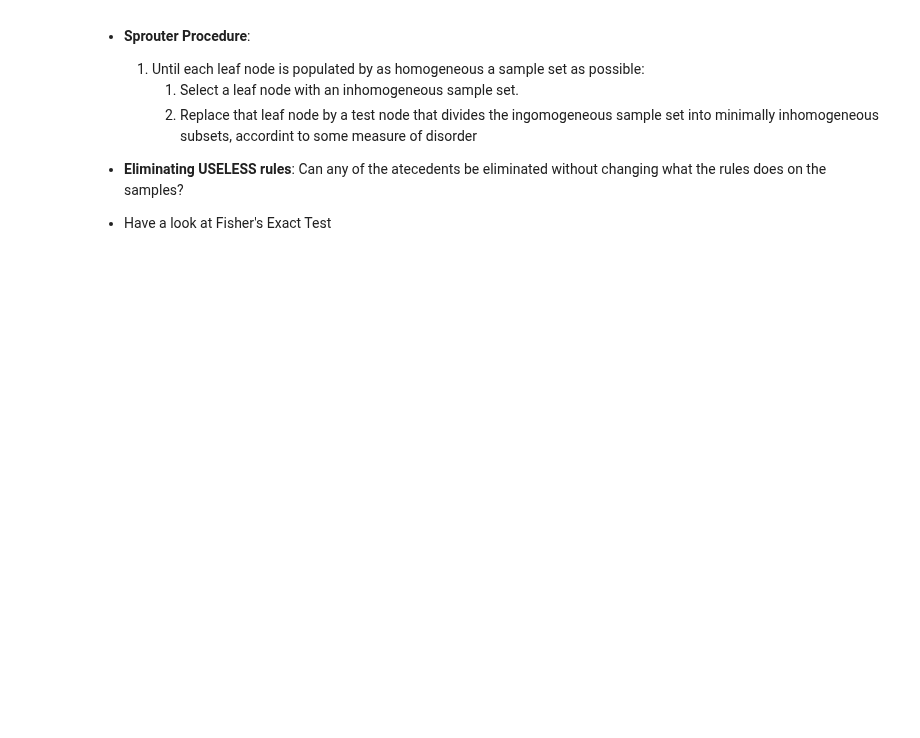
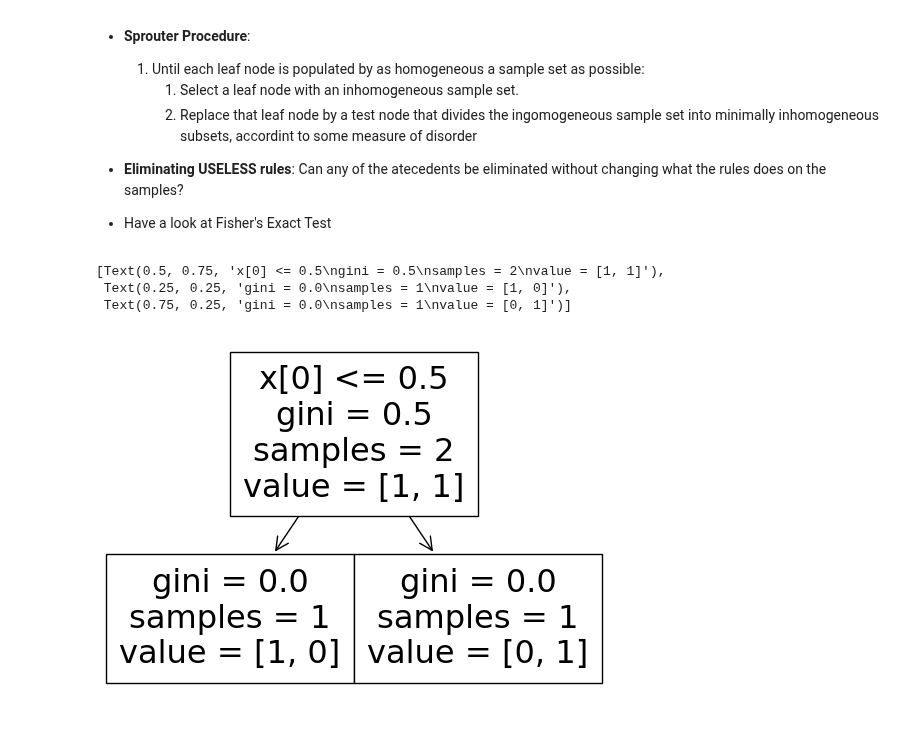
Before and after one commit to MaximoRdz/ARTIFICIAL-INTELLIGENCE, a Jupyter notebook: lab5-Learning/id_tress.ipynb, the cells around one changed output. Drawn from its saved outputs; the diff is of its cells as text; code cells hidden in the pictures; blank space fills up the shorter version.

```diff
--- a/lab5-Learning/id_tress.ipynb
+++ b/lab5-Learning/id_tress.ipynb
@@ -40,0 +43,12 @@ Example $\mathcal{D}$ graph for a sample set with only 2 classes:
+# %%
+X = [[0, 0], [1, 1]]
+Y = [0, 1]
+clf = tree.DecisionTreeClassifier()
+clf = clf.fit(X, Y)
+# %%
+tree.plot_tree(clf)
+# %% [output]
+[Text(0.5, 0.75, 'x[0] <= 0.5\ngini = 0.5\nsamples = 2\nvalue = [1, 1]'),
+ Text(0.25, 0.25, 'gini = 0.0\nsamples = 1\nvalue = [1, 0]'),
+ Text(0.75, 0.25, 'gini = 0.0\nsamples = 1\nvalue = [0, 1]')]
+[figure, added]
```
Also changed, not shown: parts of 1 cell of this notebook.
